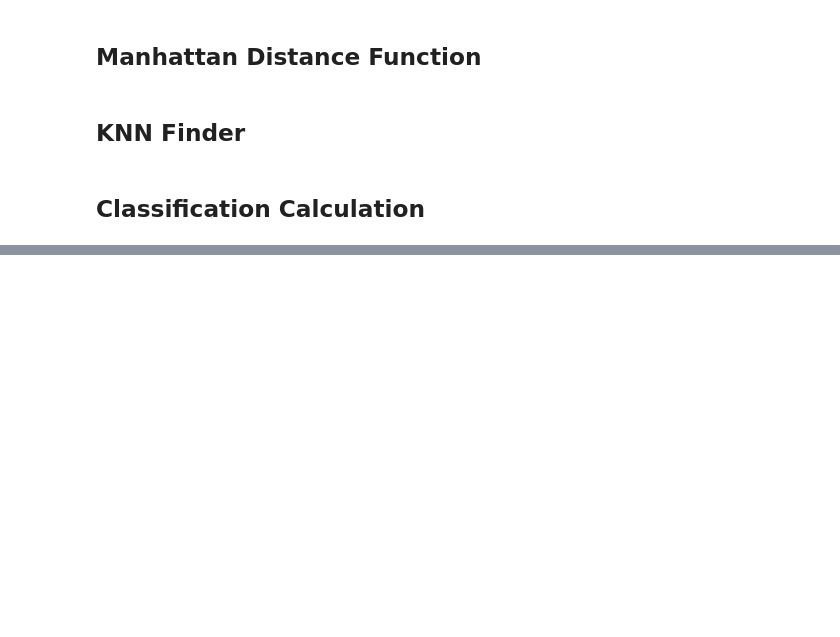
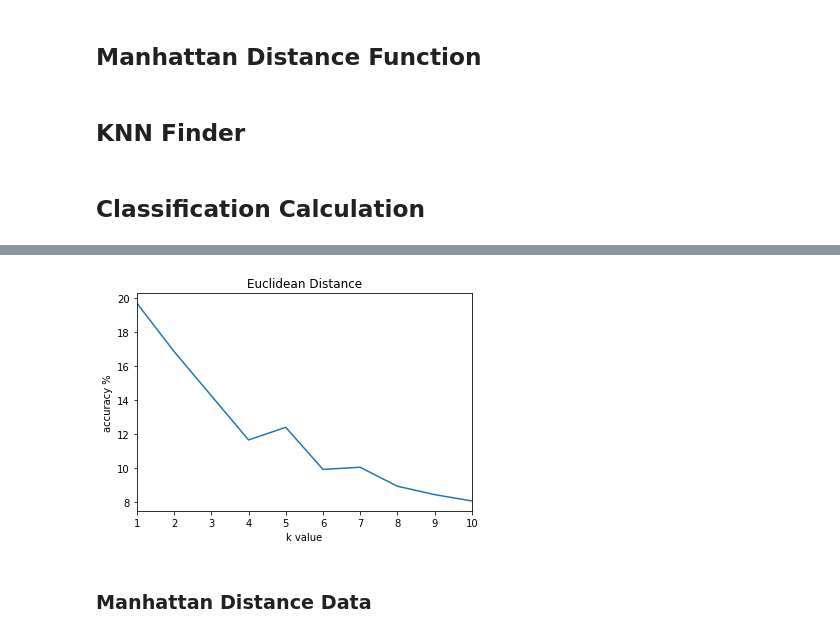
Before and after one commit to latent-variable/Pokemon_type_classifier, a Jupyter notebook: Type-Nearest_Neighbor.ipynb, the cells around one changed output, grey strips where cells are left out. Cells and saved outputs as stored; diff of their text form; code cells hidden in the pictures; blank space fills up the shorter version.

```diff
--- a/Type-Nearest_Neighbor.ipynb
+++ b/Type-Nearest_Neighbor.ipynb
@@ -176,6 +162,3 @@ def classifyNearestNeighbor(row, neighbors):
     if (neighbors[0][0]['Type 1'] == row['Type 1'] or neighbors[0][0]['Type 1'] == row['Type 2']):
         return 1
     return 0
-
-accuracy = classifyNearestNeighbor(newData.iloc[0], kNN(newData.iloc[0], 3))
-print(accuracy)
@@ -202,6 +189,8 @@ def classifyPopularType(row, neighbors):
 # %%
 testIndex = 0
-testK = 5
+testK = 1
 neighbors = kNN(newData.iloc[testIndex], testIndex, testK)
+# print(neighbors)
 classType = classifyPopularType(newData.iloc[testIndex], neighbors)
+print(classType)
 print(typeClass(newData.iloc[testIndex], classType))
@@ -209,0 +199,24 @@ True
+# %%
+kVal = 1
+accuracies = []
+typeAccuracy = []
+
+while kVal < 11:
+    accuracy = 0
+    currentTypeAccuracy = {}
+    for currentIndex, currRow in newData.iterrows():
+        neighbors = kNN(currRow, currentIndex, kVal)
+        classType = classifyPopularType(currRow, neighbors)
+        isCorrect = typeClass(currRow, classType)
+        if (isCorrect):
+            accuracy += 1
+            if (classType not in currentTypeAccuracy):
+                currentTypeAccuracy[classType] = 1
+            else:
+                currentTypeAccuracy[classType] += 1
+
+    typeAccuracy.append(currentTypeAccuracy)
+    accuracies.append(accuracy / 807)
+    print(currentTypeAccuracy)
+    print('k:', kVal, '-', accuracy / 807)
+    kVal += 1
@@ -209,0 +244,6 @@ True
+# %%
+x = [1, 2, 3, 4, 5, 6, 7, 8, 9, 10]
+y = []
+for data in accuracies:
+    y.append(data * 100)
+y
@@ -209,0 +261,11 @@ True
+# %%
+plt.plot(x, y)
+plt.xlim(1, 10)
+plt.xlabel('k value')
+plt.ylabel('accuracy %')
+plt.title('Euclidean Distance')
+plt.show()
+# %% [output]
+[figure, added]
+# %% [markdown]
+### Manhattan Distance Data
```
Also changed, not shown: parts of 20 cells of this notebook.
